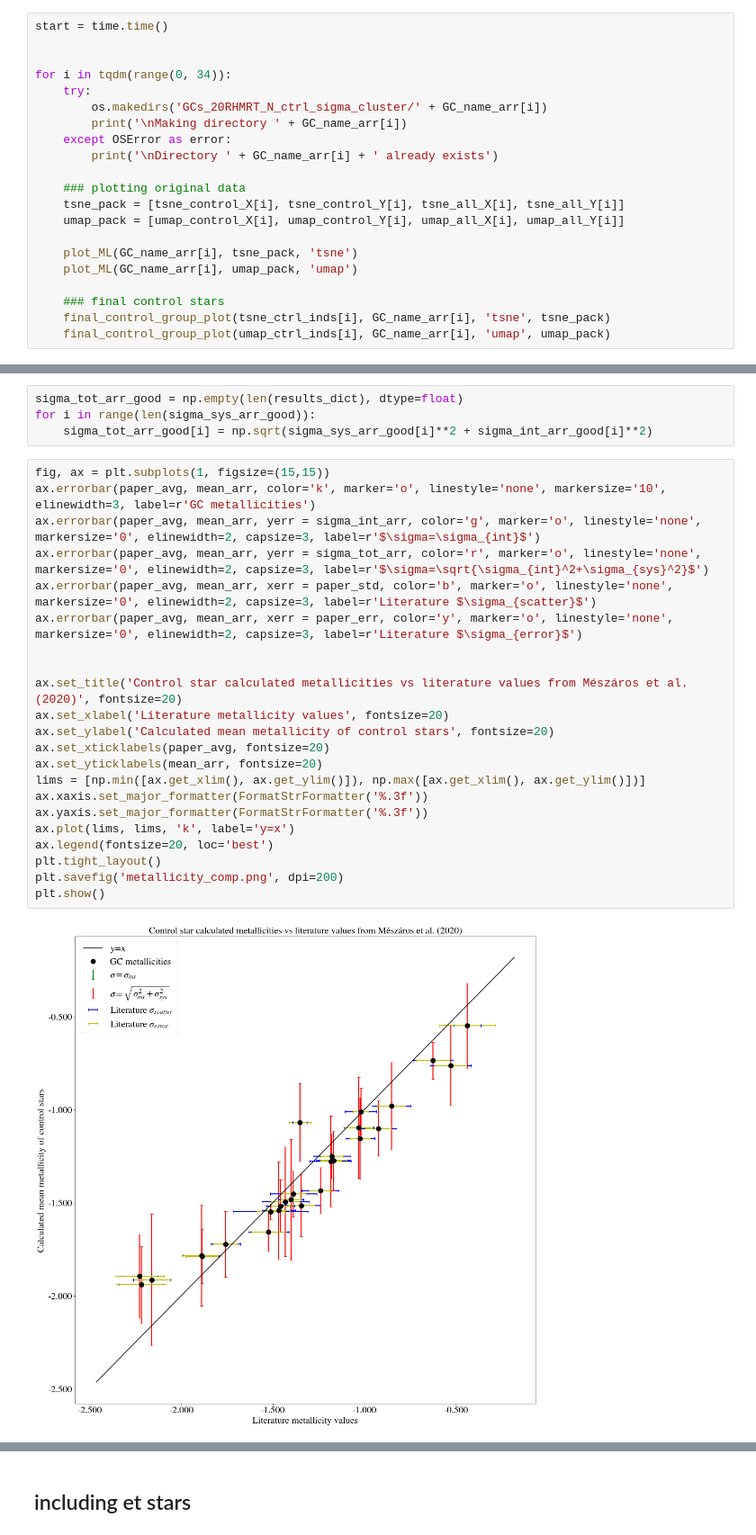
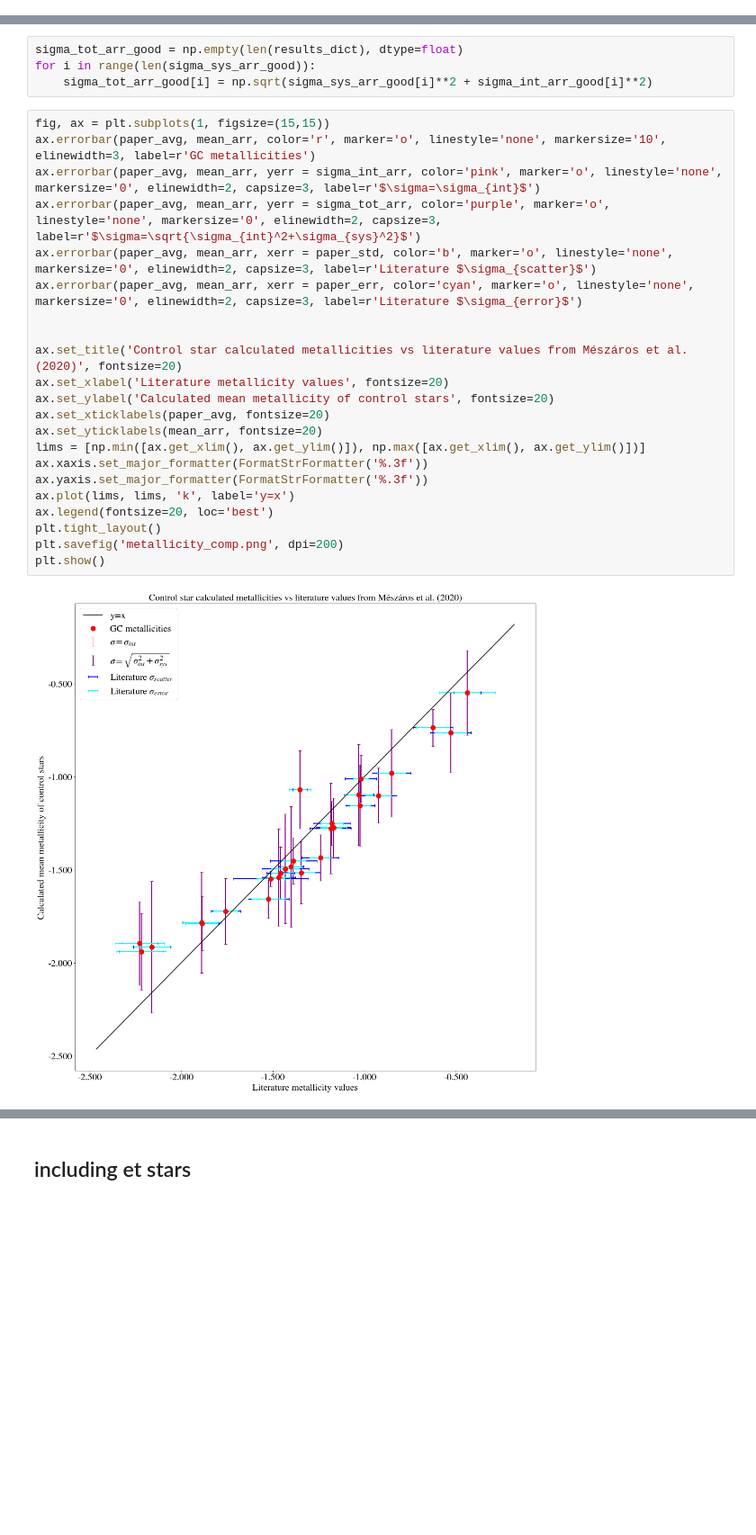
Before and after one commit to ryanwang787/Extra_tidal_star_search, a Jupyter notebook: SURP 2023 Project-Copy13-N(ctrl)-sigma(cluster)-Metallicity.ipynb, the cells around one changed output, grey strips where cells are left out. Shown at 90% size. Cells and saved outputs as stored; diff of their text form; blank space fills up the shorter version.

```diff
--- a/SURP 2023 Project-Copy13-N(ctrl)-sigma(cluster)-Metallicity.ipynb
+++ b/SURP 2023 Project-Copy13-N(ctrl)-sigma(cluster)-Metallicity.ipynb
@@ -581,24 +581,3 @@ with open('saved_runs_5_RT/tsne_ctrl_inds.pkl', 'rb') as f:
 
 with open('saved_runs_5_RT/umap_ctrl_inds.pkl', 'rb') as f:
     umap_ctrl_inds = pickle.load(f)
-# %%
-start = time.time()
-
-
-for i in tqdm(range(0, 34)):
-    try:
-        os.makedirs('GCs_20RHMRT_N_ctrl_sigma_cluster/' + GC_name_arr[i])
-        print('\nMaking directory ' + GC_name_arr[i])
-    except OSError as error:
-        print('\nDirectory ' + GC_name_arr[i] + ' already exists')
-
-    ### plotting original data
-    tsne_pack = [tsne_control_X[i], tsne_control_Y[i], tsne_all_X[i], tsne_all_Y[i]]
-    umap_pack = [umap_control_X[i], umap_control_Y[i], umap_all_X[i], umap_all_Y[i]]
-
-    plot_ML(GC_name_arr[i], tsne_pack, 'tsne')
-    plot_ML(GC_name_arr[i], umap_pack, 'umap')
-
-    ### final control stars
-    final_control_group_plot(tsne_ctrl_inds[i], GC_name_arr[i], 'tsne', tsne_pack)
-    final_control_group_plot(umap_ctrl_inds[i], GC_name_arr[i], 'umap', umap_pack)
@@ -918,27 +883,27 @@ for i in range(len(sigma_sys_arr_good)):
     sigma_tot_arr_good[i] = np.sqrt(sigma_sys_arr_good[i]**2 + sigma_int_arr_good[i]**2)
 # %%
 fig, ax = plt.subplots(1, figsize=(15,15))
-ax.errorbar(paper_avg, mean_arr, color='k', marker='o', linestyle='none', markersize='10', elinewidth=3, label=r'GC metallicities')
-ax.errorbar(paper_avg, mean_arr, yerr = sigma_int_arr, color='g', marker='o', linestyle='none', markersize='0', elinewidth=2, capsize=3, label=r'$\sigma=\sigma_{int}$')
-ax.errorbar(paper_avg, mean_arr, yerr = sigma_tot_arr, color='r', marker='o', linestyle='none', markersize='0', elinewidth=2, capsize=3, label=r'$\sigma=\sqrt{\sigma_{int}^2+\sigma_{sys}^2}$')
+ax.errorbar(paper_avg, mean_arr, color='r', marker='o', linestyle='none', markersize='10', elinewidth=3, label=r'GC metallicities')
+ax.errorbar(paper_avg, mean_arr, yerr = sigma_int_arr, color='pink', marker='o', linestyle='none', markersize='0', elinewidth=2, capsize=3, label=r'$\sigma=\sigma_{int}$')
+ax.errorbar(paper_avg, mean_arr, yerr = sigma_tot_arr, color='purple', marker='o', linestyle='none', markersize='0', elinewidth=2, capsize=3, label=r'$\sigma=\sqrt{\sigma_{int}^2+\sigma_{sys}^2}$')
 ax.errorbar(paper_avg, mean_arr, xerr = paper_std, color='b', marker='o', linestyle='none', markersize='0', elinewidth=2, capsize=3, label=r'Literature $\sigma_{scatter}$')
-ax.errorbar(paper_avg, mean_arr, xerr = paper_err, color='y', marker='o', linestyle='none', markersize='0', elinewidth=2, capsize=3, label=r'Literature $\sigma_{error}$')
+ax.errorbar(paper_avg, mean_arr, xerr = paper_err, color='cyan', marker='o', linestyle='none', markersize='0', elinewidth=2, capsize=3, label=r'Literature $\sigma_{error}$')
 
 
 ax.set_title('Control star calculated metallicities vs literature values from Mészáros et al. (2020)', fontsize=20)
 ax.set_xlabel('Literature metallicity values', fontsize=20)
 ax.set_ylabel('Calculated mean metallicity of control stars', fontsize=20)
 ax.set_xticklabels(paper_avg, fontsize=20)
 ax.set_yticklabels(mean_arr, fontsize=20)
 lims = [np.min([ax.get_xlim(), ax.get_ylim()]), np.max([ax.get_xlim(), ax.get_ylim()])]
 ax.xaxis.set_major_formatter(FormatStrFormatter('%.3f'))
 ax.yaxis.set_major_formatter(FormatStrFormatter('%.3f'))
 ax.plot(lims, lims, 'k', label='y=x')
 ax.legend(fontsize=20, loc='best')
 plt.tight_layout()
 plt.savefig('metallicity_comp.png', dpi=200)
 plt.show()
 # %% [output]
-[figure, old version]
+[figure, new version]
 # %%
 fig, ax = plt.subplots(1, figsize=(15,15))
```
Also changed, not shown: parts of 27 cells of this notebook, 1 other file.
